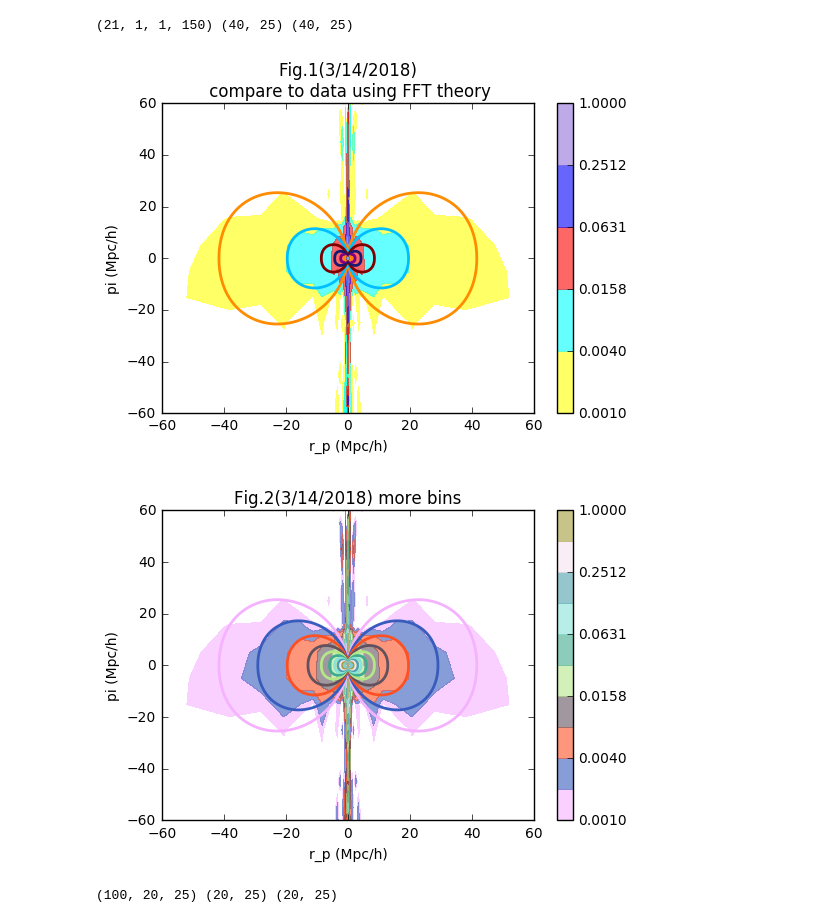
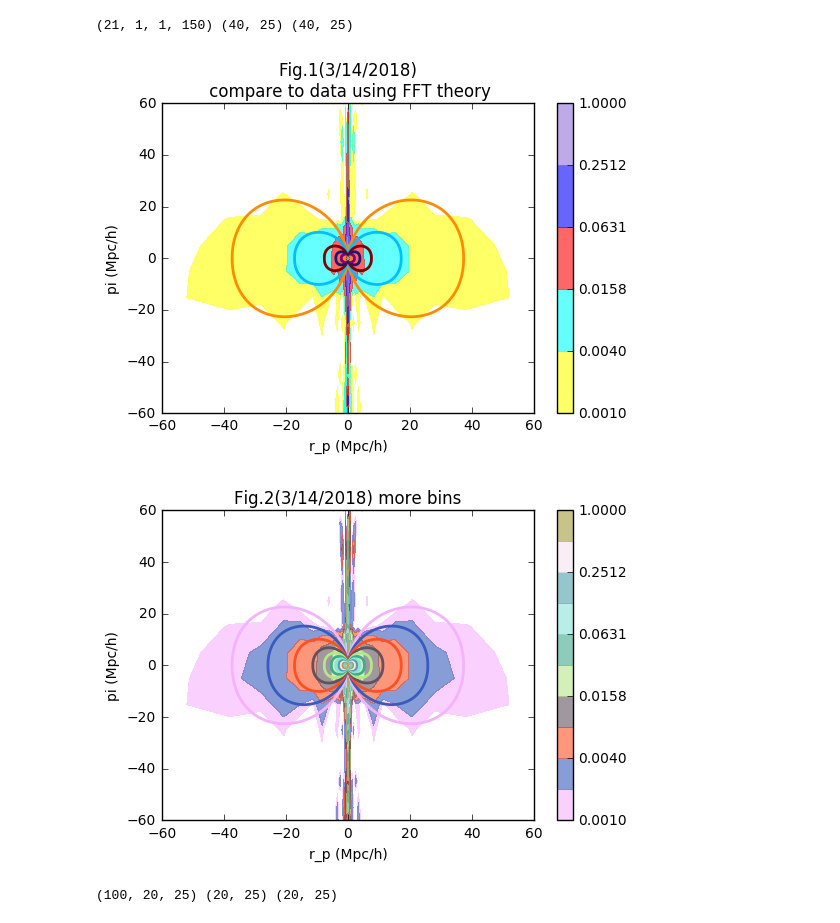
Before and after one commit to liuxx479/gplus, a Jupyter notebook: test_2d_fits.ipynb, the cells around one changed output. Drawn from its saved outputs; the diff is of its cells as text; code cells hidden in the pictures.

```diff
--- a/test_2d_fits.ipynb
+++ b/test_2d_fits.ipynb
@@ -51,8 +30,8 @@ s8 = 0.817
 ## IA related constants
 C1rhoc = 0.0134 #C1*rho_crit
 bD = 1.77 #LOWZ measurement
-Ai=4.6
-const = Ai*bD*C1rhoc*om/2.0/pi**2
+Ai=5.2
+const = bD*C1rhoc*om/2.0/pi**2
 
 ## small functions
 H = lambda z: H0*sqrt(om*(1+z)**3+ol)
@@ -62,7 +41,29 @@ DC = lambda z: c*quad(H_inv, 0, z)[0]
 W_fcn = lambda z: (pz(z) / DC(z))**2 / c * H(z) # dchi/dz = c/H
 rho_cz = lambda z: 0.375*Hcgs(z)**2/pi/Gnewton
 
+##### growth D(a)
+zarr1=linspace(0,1,501)
+az = lambda z: 1.0/(1.0+z)
+za = lambda a: 1.0/a-1
+D_fcn = lambda a: H(za(a))/H0 * quad(lambda a: (om/a+ol*a**2)**(-1.5), 0, a)[0]
+D1 = D_fcn(1)
+D_arr = array([D_fcn (az(iz)) for iz in zarr1])/D1
+
+########### redshift kernel
+zmin,zmax = 0.16, 0.36
+zcenter,dndz = load('dndz_lowz.npy')
+pz = interpolate.interp1d(zcenter,dndz,bounds_error=0,fill_value=0.)
+
 Wnorm = quad(W_fcn, zmin, zmax) [0]
-W_arr = array([W_fcn(iz)/Wnorm for iz in zarr])
-W = interpolate.interp1d(zarr,W_arr,bounds_error=0,fill_value=0.)
+W_arr = array([W_fcn(iz)/Wnorm for iz in zarr1])
+W = interpolate.interp1d(zarr1,W_arr,bounds_error=0,fill_value=0.)
+
+###### logrithmic growth f=dln(D)/dln(a)
+###### first do dD/da then x a/D
+dnda_arr = array([derivative(D_fcn, az(iz), dx=1e-5) for iz in zarr1])
+f_arr = az(zarr1)/D_arr * dnda_arr
+
+Dinterp = interpolate.interp1d(zarr1,D_arr,bounds_error=0,fill_value=0.)
+finterp = interpolate.interp1d(zarr1,f_arr,bounds_error=0,fill_value=0.)
+betaD = lambda z: finterp(z)/bD
 # %%
@@ -128,9 +131,9 @@ xi_int = lambda i: sum(W(zarr[i])/Dinterp(zarr[i])*cn_arr[i]
                                betaD_arr[i]), axis=-1)/Nk*idz
 # %%
 #### integrate over the redshift kernel
-#### 1.4*const is for isophotal (used in fig.10)
+#### const is for de vaucouleurs (used in fig.10)
 #### isophotal shapes give you 40% higher Ai than re-Gaussian shapes (re-Gaussian gives Ai=4.6)
-xi_all = 1.4*const*sum(array(map(xi_int, range(Nz))), axis=0)
+xi_all = const*sum(array(map(xi_int, range(Nz))), axis=0)
 # %%
 xi_all4 = zeros((Nr*2, Nr*2))
 xi1 = real(xi_all)
@@ -143,16 +146,16 @@ rp4, pi4 = meshgrid(linspace(-rpmax,rpmax,2*Nr), linspace(-rpmax,rpmax,2*Nr))
 # %%
 f, ax=subplots(1,1, figsize=(6,4))
 CS=ax.contourf(rp_bins2, pi_bins2, data_mean2, bounds,colors=icolors,alpha=0.6)
 ax.set_ylim(-60,60)
-CS2=ax.contour(rp4, pi4, xi_all4, bounds,colors=icolors_deep,linewidths=2,alpha=1)
+CS2=ax.contour(rp4, pi4, Ai*xi_all4, bounds,colors=icolors_deep,linewidths=2,alpha=1)
 cbar = plt.colorbar(CS)
 ax.set_xlim(-60,60)
 ax.set_xlabel('r_p (Mpc/h)')
 ax.set_ylabel('pi (Mpc/h)')
 ax.set_title('Fig.1(3/14/2018)\n compare to data using FFT theory')
 show()
 # %% [output]
-[figure, old version]
+[figure, new version]
 # %%
 bounds2 = logspace(-3,0,11)
 seed(24)
@@ -160,7 +163,7 @@ ic2=rand(15,3)
 f, ax=subplots(1,1, figsize=(6,4))
 CS=ax.contourf(rp_bins2, pi_bins2, data_mean2, bounds2,colors=ic2,alpha=0.6)
 ax.set_ylim(-60,60)
-CS2=ax.contour(rp4, pi4, xi_all4, bounds2,colors=ic2,linewidths=2,alpha=1)
+CS2=ax.contour(rp4, pi4, Ai*xi_all4, bounds2,colors=ic2,linewidths=2,alpha=1)
 cbar = plt.colorbar(CS)
 ax.set_xlim(-60,60)
 ax.set_xlabel('r_p (Mpc/h)')
@@ -168,7 +171,7 @@ ax.set_ylabel('pi (Mpc/h)')
 ax.set_title('Fig.2(3/14/2018) more bins')
 show()
 # %% [output]
-[figure, old version]
+[figure, new version]
 # %%
 ########### get error bar ########
 # data_mean = loadtxt('lowz/fulle_bins2D_cross_final.dat')[:,5].reshape(25,-1).T
```
Also changed, not shown: parts of 12 cells of this notebook.
